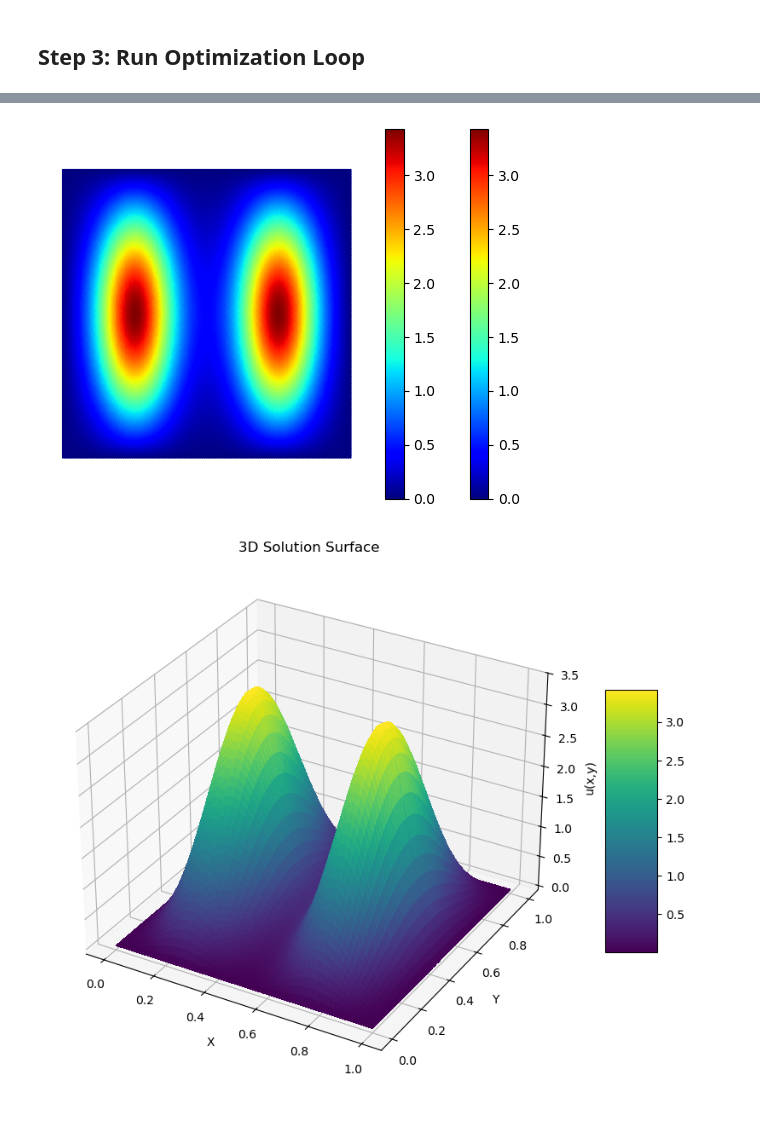
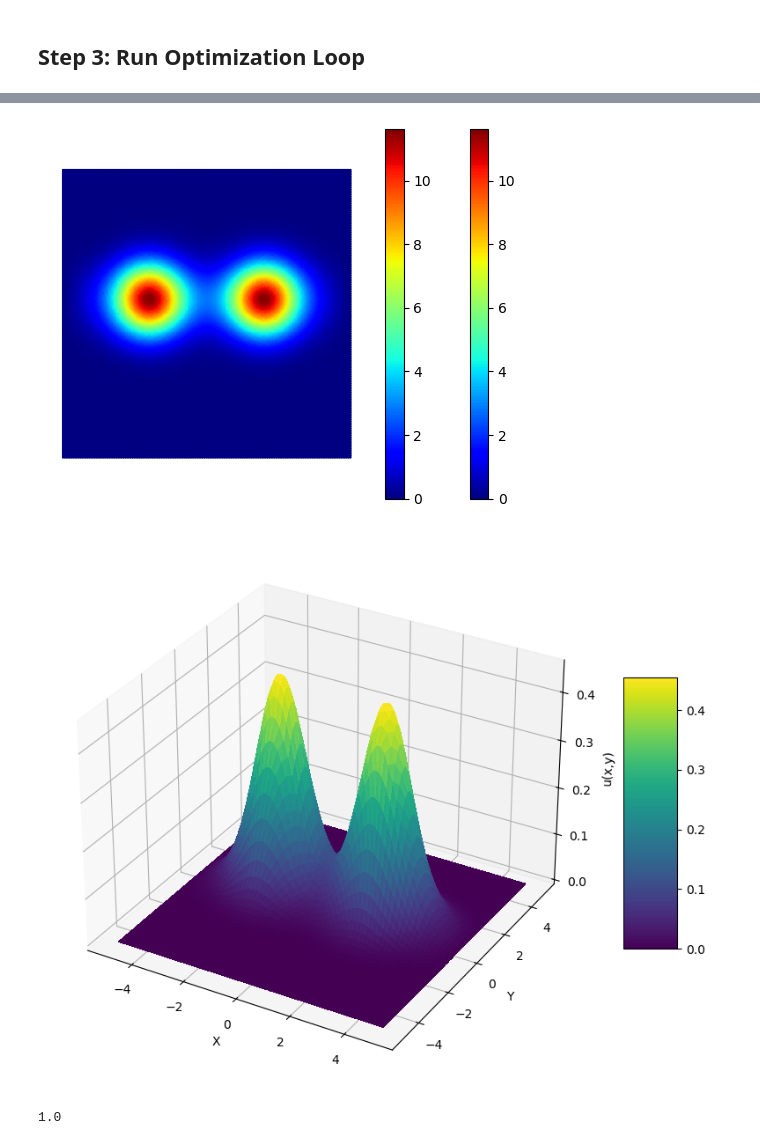
Before and after one commit to vcaipu/cqednumerics, a Jupyter notebook: examples/2DPoisson.ipynb, the cells around one changed output, grey strips where cells are left out. Saved outputs shown, nothing was run; the diff lists cells and outputs as text; code cells hidden in the pictures.

```diff
--- a/examples/2DPoisson.ipynb
+++ b/examples/2DPoisson.ipynb
@@ -15,6 +15,8 @@ from jaxopt import LBFGS
 # %%
 # Create the FEMSystem Object
 mesh = fem.MeshTri.init_sqsymmetric().refined(5)
+L = 5.0
+mesh = mesh.scaled(2 * L).translated((-L, -L))
 element = fem.ElementTriP1()
 intorder = 3
 
@@ -22,8 +24,10 @@ femsystem = FEMSystem(mesh,element,intorder,boundary_condition=0)
 # %% [markdown]
 ## Step 2: Define Optimization Objective
 # %%
+A,B = 1,1
+omega = jnp.pi / 2
 def v(x,y):
-    return 100 * jnp.cos(4*jnp.pi*x) + 100 * (y-0.5)**2
+    return A * jnp.cos(omega*x) + B * (y-0.5)**2
 
 def lagrangian_density(u,grad_u,x):
     kinetic = 0.5 * jnp.sum(grad_u**2, axis=0)
@@ -75,9 +79,13 @@ INFO: jaxopt.LBFGS: Iter: 500 Gradient Norm (stopping criterion): 5.558123120863
 # Plot the Solution
 femsystem.plot_at_interior_2d(result)
 # %% [output]
-[figure, old version]
+[figure, new version]
 # %%
 # Plot in 3D:
+norm = (femsystem.integrate(lambda u,grad_u,x:u**2,femsystem._get_u_from_interior(result)))
+result = result/jnp.sqrt(norm)
 femsystem.plot_at_interior_2d_in3d(result)
+print(femsystem.integrate(lambda u,grad_u,x:u**2,femsystem._get_u_from_interior(result)))
 # %% [output]
-[figure, old version]
+[figure, new version]
+1.0
```
Also changed, not shown: parts of 3 cells of this notebook, 4 other files.
